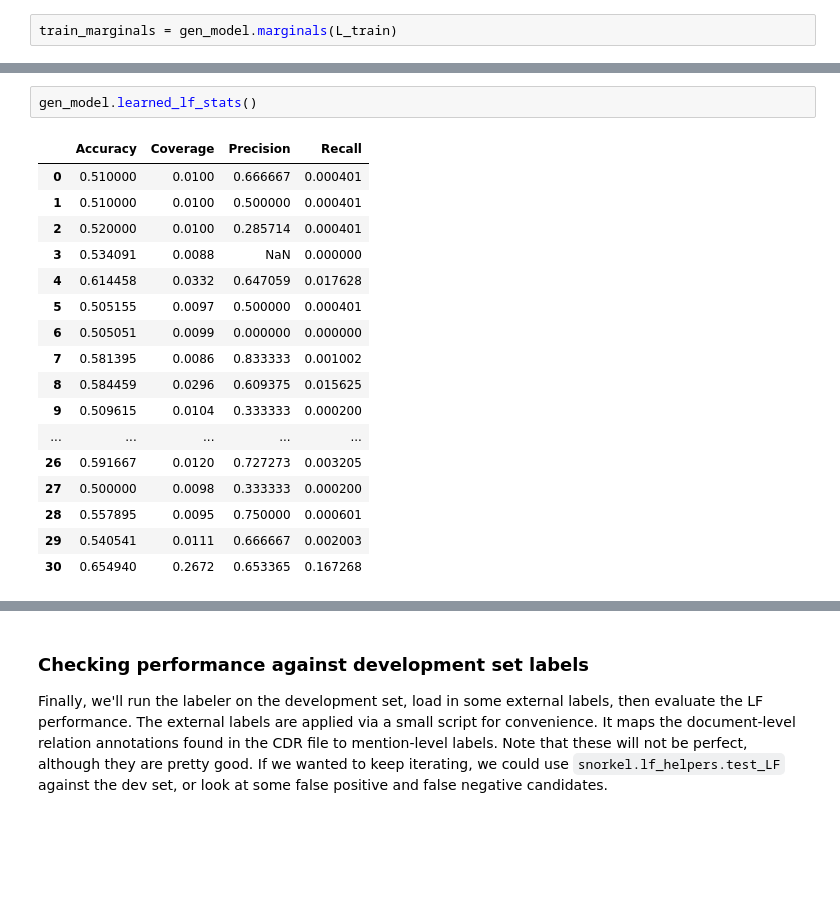
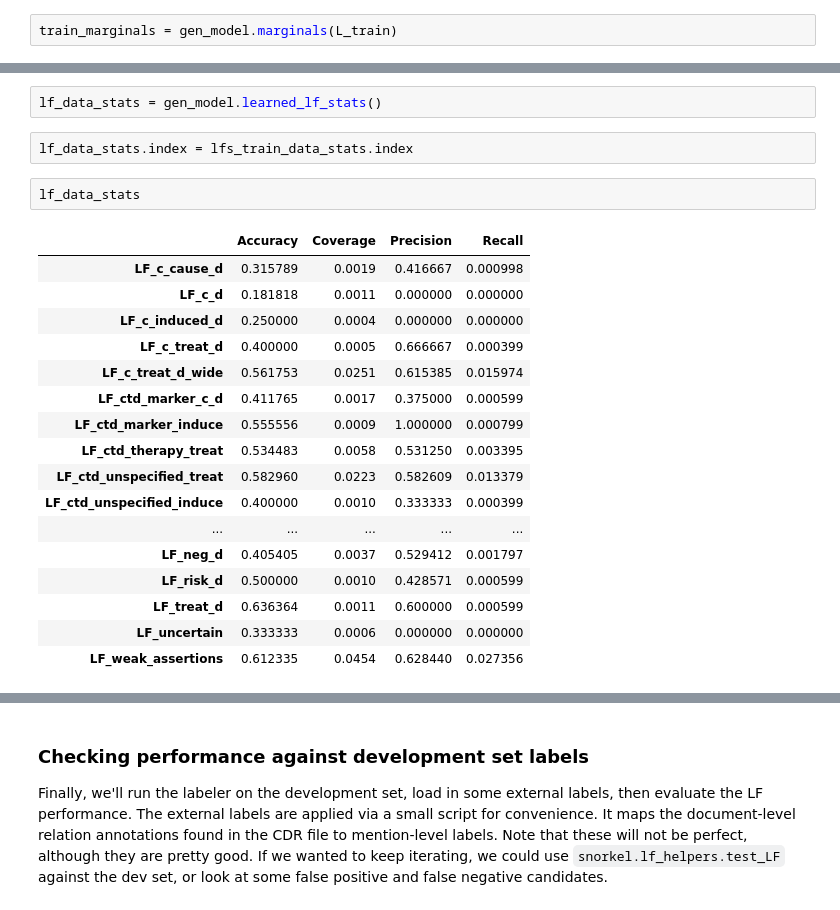
Before and after one commit to ariasfelipe/snorkel, a Jupyter notebook: tutorials/context_aware_cdr/CDR_Tutorial_2.ipynb, the cells around one changed output, grey strips where cells are left out. Saved outputs shown, nothing was run; the diff lists cells and outputs as text; blank space fills up the shorter version.

```diff
--- a/tutorials/context_aware_cdr/CDR_Tutorial_2.ipynb
+++ b/tutorials/context_aware_cdr/CDR_Tutorial_2.ipynb
@@ -412,23 +309,27 @@ plt.show()
-# %%
-gen_model.learned_lf_stats()
-# %% [output]
-|  | Accuracy | Coverage | Precision | Recall |
-| 0 | 0.510000 | 0.0100 | 0.666667 | 0.000401 |
-| 1 | 0.510000 | 0.0100 | 0.500000 | 0.000401 |
-| 2 | 0.520000 | 0.0100 | 0.285714 | 0.000401 |
-| 3 | 0.534091 | 0.0088 | NaN | 0.000000 |
-| 4 | 0.614458 | 0.0332 | 0.647059 | 0.017628 |
-| 5 | 0.505155 | 0.0097 | 0.500000 | 0.000401 |
-| 6 | 0.505051 | 0.0099 | 0.000000 | 0.000000 |
-| 7 | 0.581395 | 0.0086 | 0.833333 | 0.001002 |
-| 8 | 0.584459 | 0.0296 | 0.609375 | 0.015625 |
-| 9 | 0.509615 | 0.0104 | 0.333333 | 0.000200 |
-| ... | ... | ... | ... | ... |
-| 26 | 0.591667 | 0.0120 | 0.727273 | 0.003205 |
-| 27 | 0.500000 | 0.0098 | 0.333333 | 0.000200 |
-| 28 | 0.557895 | 0.0095 | 0.750000 | 0.000601 |
-| 29 | 0.540541 | 0.0111 | 0.666667 | 0.002003 |
-| 30 | 0.654940 | 0.2672 | 0.653365 | 0.167268 |
+# %%
+lf_data_stats = gen_model.learned_lf_stats()
+# %%
+lf_data_stats.index = lfs_train_data_stats.index
+# %%
+lf_data_stats
+# %% [output]
+|  | Accuracy | Coverage | Precision | Recall |
+| LF_c_cause_d | 0.315789 | 0.0019 | 0.416667 | 0.000998 |
+| LF_c_d | 0.181818 | 0.0011 | 0.000000 | 0.000000 |
+| LF_c_induced_d | 0.250000 | 0.0004 | 0.000000 | 0.000000 |
+| LF_c_treat_d | 0.400000 | 0.0005 | 0.666667 | 0.000399 |
+| LF_c_treat_d_wide | 0.561753 | 0.0251 | 0.615385 | 0.015974 |
+| LF_ctd_marker_c_d | 0.411765 | 0.0017 | 0.375000 | 0.000599 |
+| LF_ctd_marker_induce | 0.555556 | 0.0009 | 1.000000 | 0.000799 |
+| LF_ctd_therapy_treat | 0.534483 | 0.0058 | 0.531250 | 0.003395 |
+| LF_ctd_unspecified_treat | 0.582960 | 0.0223 | 0.582609 | 0.013379 |
+| LF_ctd_unspecified_induce | 0.400000 | 0.0010 | 0.333333 | 0.000399 |
+| ... | ... | ... | ... | ... |
+| LF_neg_d | 0.405405 | 0.0037 | 0.529412 | 0.001797 |
+| LF_risk_d | 0.500000 | 0.0010 | 0.428571 | 0.000599 |
+| LF_treat_d | 0.636364 | 0.0011 | 0.600000 | 0.000599 |
+| LF_uncertain | 0.333333 | 0.0006 | 0.000000 | 0.000000 |
+| LF_weak_assertions | 0.612335 | 0.0454 | 0.628440 | 0.027356 |
 # %%
 from snorkel.annotations import save_marginals
 save_marginals(session, L_train, train_marginals)
```
Also changed, not shown: parts of 28 cells of this notebook, 53 other files.
